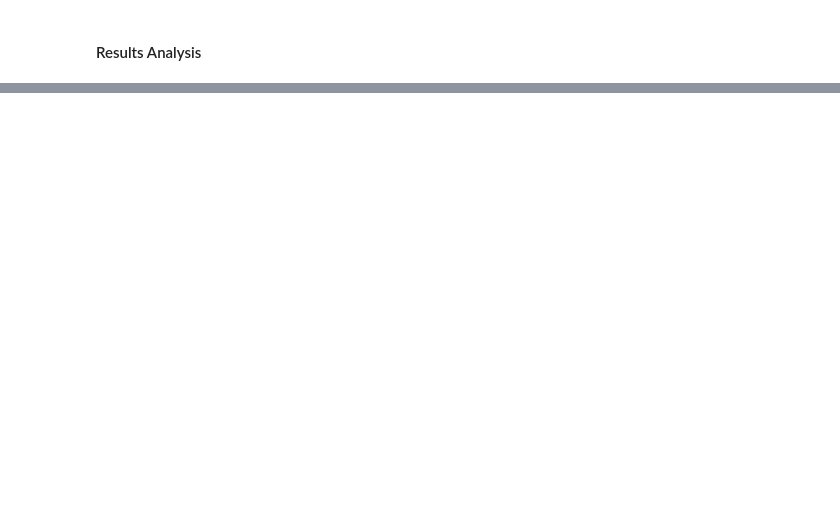
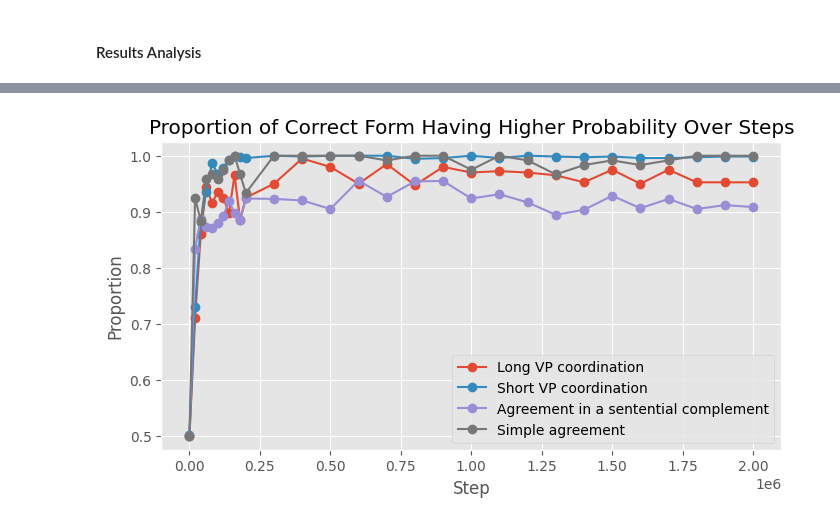
Before and after one commit to NazaninShafiabadi/NeuralLMs, a Jupyter notebook: src/syntax_acquisition.ipynb, the cells around one changed output, grey strips where cells are left out. Saved outputs shown, nothing was run; the diff lists cells and outputs as text; code cells hidden in the pictures; blank space fills up the shorter version.

```diff
--- a/src/syntax_acquisition.ipynb
+++ b/src/syntax_acquisition.ipynb
@@ -296,0 +356,3 @@ plot_proportion_correct([(vp_coord_results, 'Short VP coordination'), (sent_comp
+# %%
+long_vp_coord_results = pd.read_csv('../results/long_vp_coord_results.csv', sep='\t')
+long_vp_coord_results
@@ -296,0 +373,7 @@ plot_proportion_correct([(vp_coord_results, 'Short VP coordination'), (sent_comp
+# %%
+plot_proportion_correct([(long_vp_coord_results, 'Long VP coordination'),
+                         (vp_coord_results, 'Short VP coordination'),
+                         (sent_comp_results, 'Agreement in a sentential complement'),
+                         (simple_agrmt_results, 'Simple agreement')])
+# %% [output]
+[figure, added]
```
Also changed, not shown: parts of 15 cells of this notebook, 3 other files.
